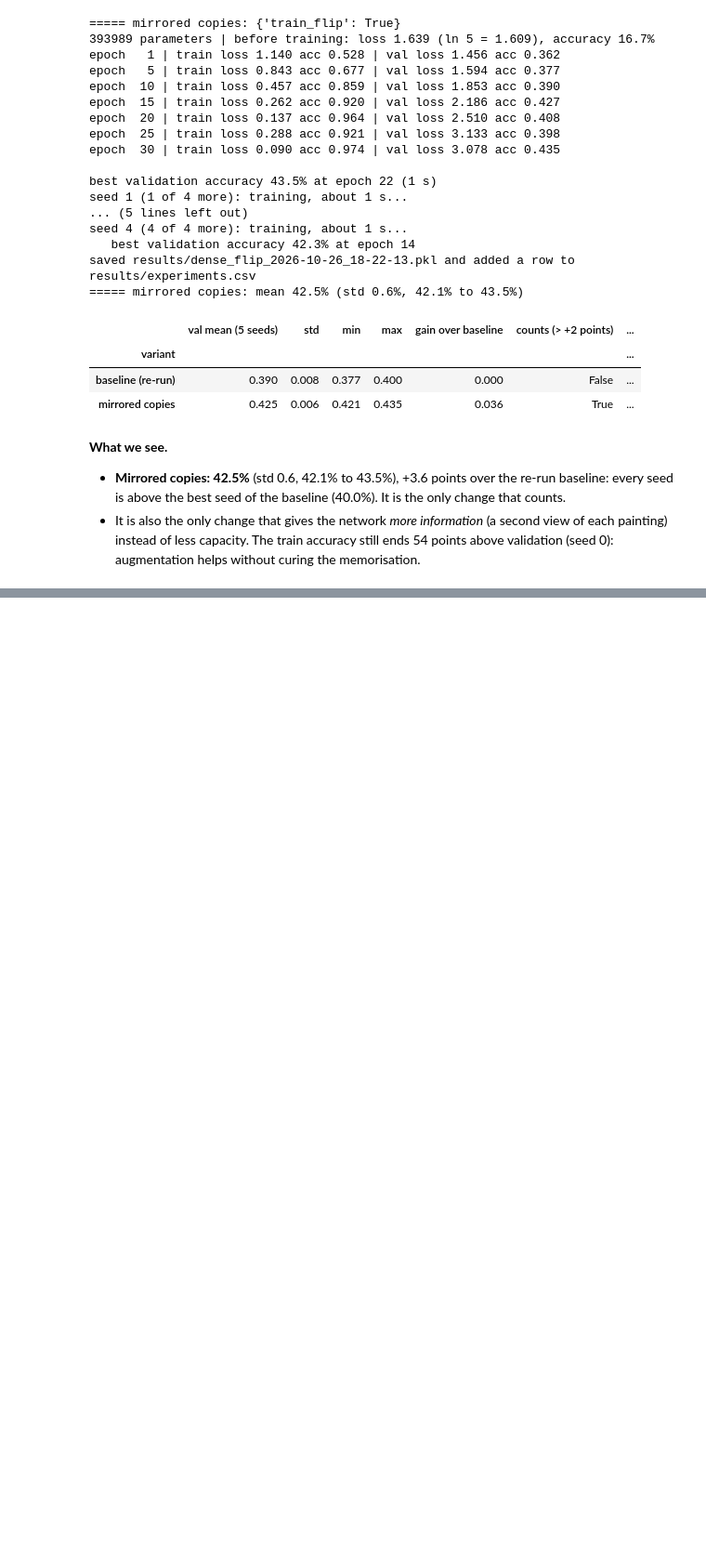
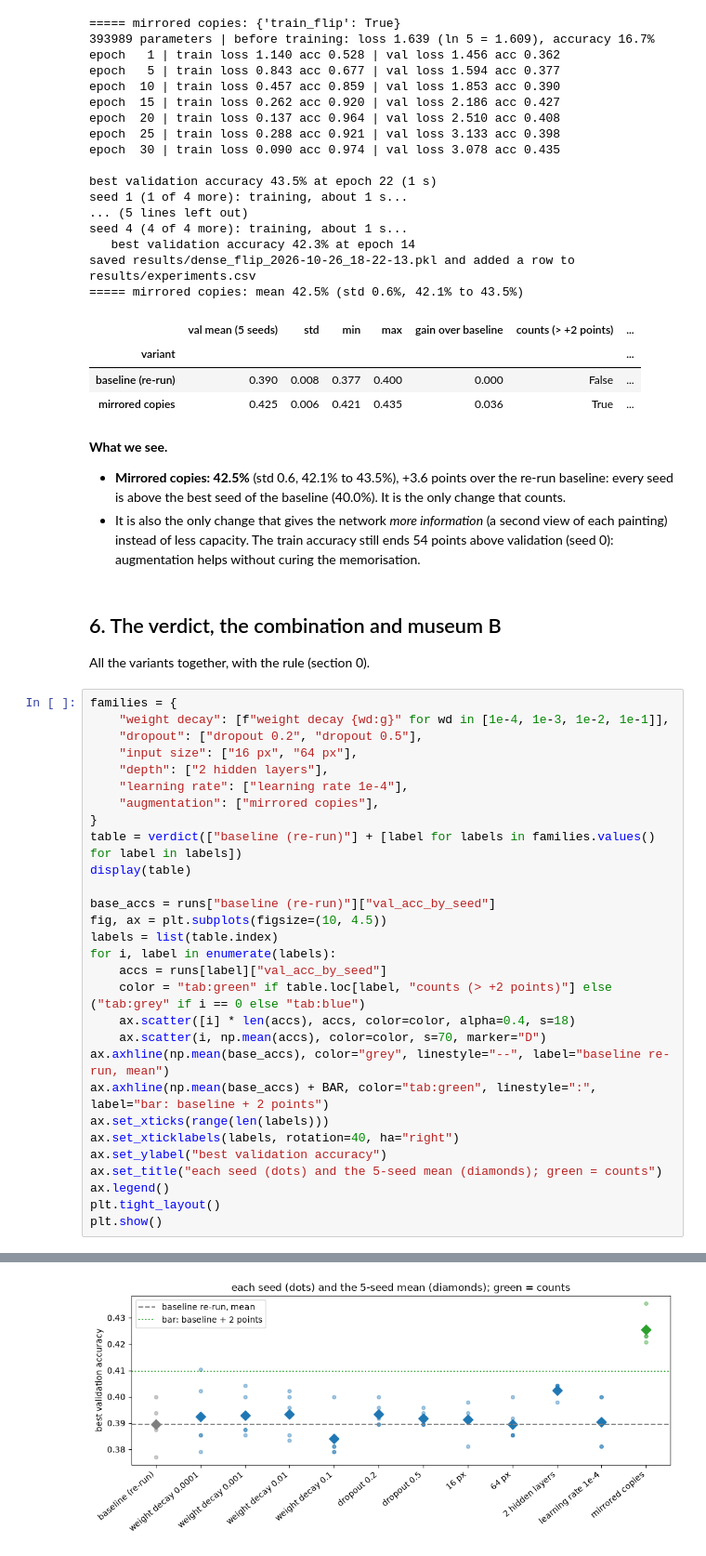
Before and after one commit to Xenodion/deep-learning-project-waerniers-lamy, a Jupyter notebook: src/deep_learning_project_waerniers_lamy_mahieddine/vision/P13_dense_regularisation.ipynb, the cells around one changed output, grey strips where cells are left out. Shown at 93% size. Cells and saved outputs as stored; diff of their text form; blank space fills up the shorter version.

```diff
--- a/src/deep_learning_project_waerniers_lamy_mahieddine/vision/P13_dense_regularisation.ipynb
+++ b/src/deep_learning_project_waerniers_lamy_mahieddine/vision/P13_dense_regularisation.ipynb
@@ -273,3 +273,37 @@ saved results/dense_flip_2026-10-26_18-22-13.pkl and added a row to results/expe
 
 - **Mirrored copies: 42.5%** (std 0.6, 42.1% to 43.5%), +3.6 points over the re-run baseline: every seed is above the best seed of the baseline (40.0%). It is the only change that counts.
 - It is also the only change that gives the network *more information* (a second view of each painting) instead of less capacity. The train accuracy still ends 54 points above validation (seed 0): augmentation helps without curing the memorisation.
+# %% [markdown]
+## 6. The verdict, the combination and museum B
+
+All the variants together, with the rule (section 0).
+# %%
+families = {
+    "weight decay": [f"weight decay {wd:g}" for wd in [1e-4, 1e-3, 1e-2, 1e-1]],
+    "dropout": ["dropout 0.2", "dropout 0.5"],
+    "input size": ["16 px", "64 px"],
+    "depth": ["2 hidden layers"],
+    "learning rate": ["learning rate 1e-4"],
+    "augmentation": ["mirrored copies"],
+}
+table = verdict(["baseline (re-run)"] + [label for labels in families.values() for label in labels])
+display(table)
+
+base_accs = runs["baseline (re-run)"]["val_acc_by_seed"]
+fig, ax = plt.subplots(figsize=(10, 4.5))
+labels = list(table.index)
+for i, label in enumerate(labels):
+    accs = runs[label]["val_acc_by_seed"]
+    color = "tab:green" if table.loc[label, "counts (> +2 points)"] else ("tab:grey" if i == 0 else "tab:blue")
+    ax.scatter([i] * len(accs), accs, color=color, alpha=0.4, s=18)
+    ax.scatter(i, np.mean(accs), color=color, s=70, marker="D")
+ax.axhline(np.mean(base_accs), color="grey", linestyle="--", label="baseline re-run, mean")
+ax.axhline(np.mean(base_accs) + BAR, color="tab:green", linestyle=":", label="bar: baseline + 2 points")
+ax.set_xticks(range(len(labels)))
+ax.set_xticklabels(labels, rotation=40, ha="right")
+ax.set_ylabel("best validation accuracy")
+ax.set_title("each seed (dots) and the 5-seed mean (diamonds); green = counts")
+ax.legend()
+plt.tight_layout()
+plt.show()
+# %% [output]
@@ -275,0 +324 @@ saved results/dense_flip_2026-10-26_18-22-13.pkl and added a row to results/expe
+[figure, added]
```
Also changed, not shown: parts of 6 cells of this notebook, 1 other file.
